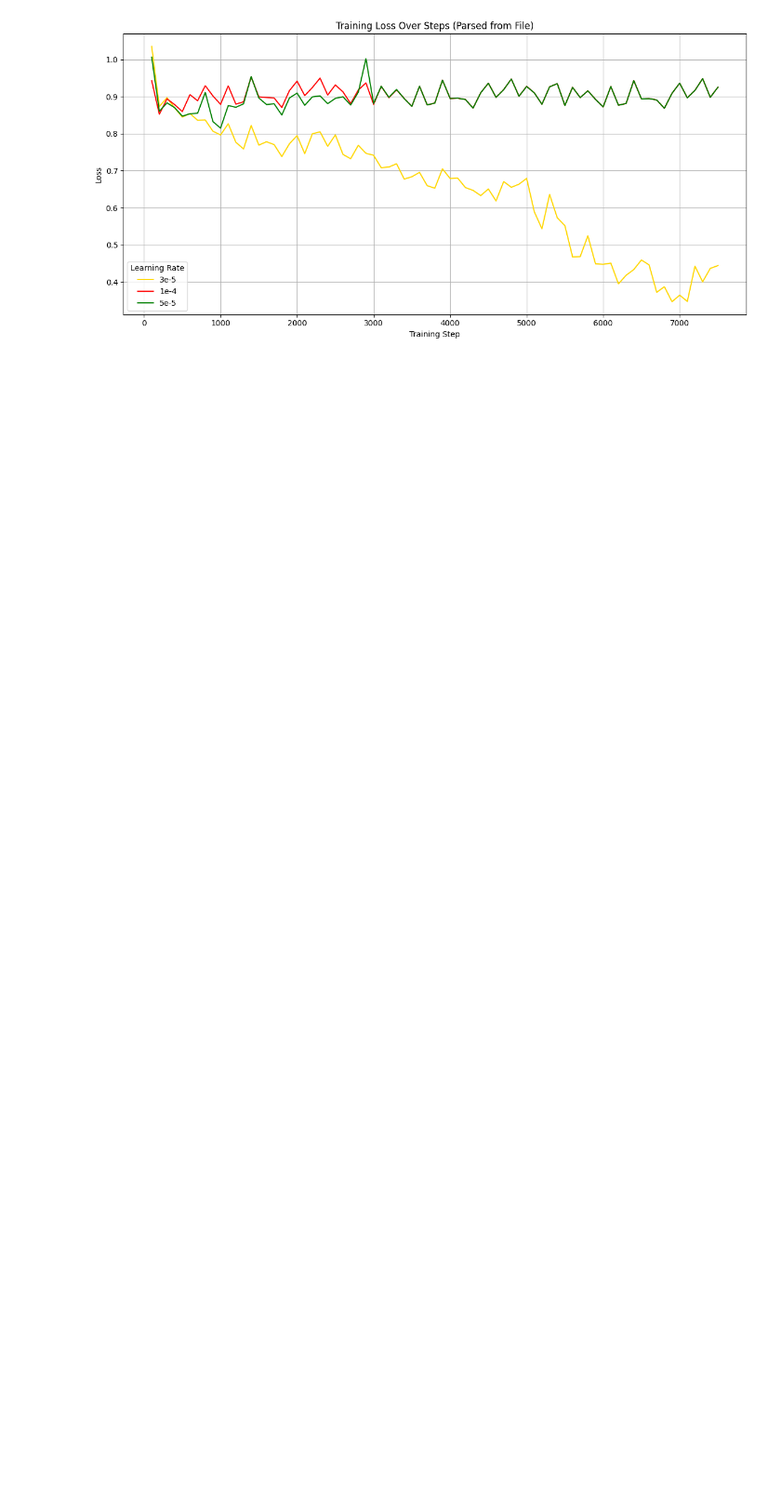
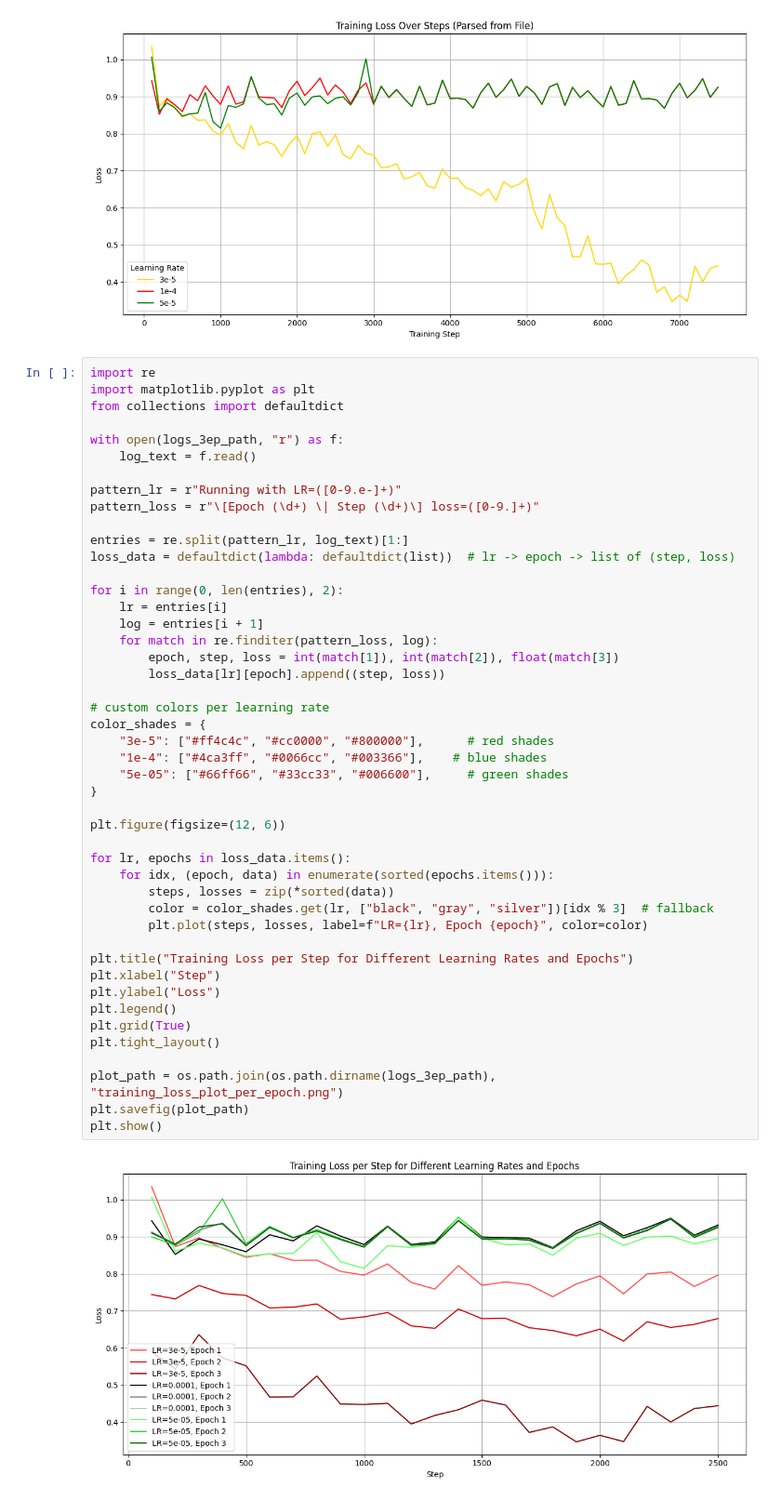
Before and after one commit to lorenaandra/Synapse, a Jupyter notebook: Model/Model.ipynb, the cells around one changed output. Shown: that part at 93% size. Saved outputs shown, nothing was run; the diff lists cells and outputs as text; blank space fills up the shorter version.

Commit message:
added plot on epochs

```diff
--- a/Model/Model.ipynb
+++ b/Model/Model.ipynb
@@ -513,4 +513,52 @@ plt.savefig(plot_path)
 plt.show()
 # %% [output]
 [figure]
+# %%
+import re
+import matplotlib.pyplot as plt
+from collections import defaultdict
+
+with open(logs_3ep_path, "r") as f:
+    log_text = f.read()
+
+pattern_lr = r"Running with LR=([0-9.e-]+)"
+pattern_loss = r"\[Epoch (\d+) \| Step (\d+)\] loss=([0-9.]+)"
+
+entries = re.split(pattern_lr, log_text)[1:]
+loss_data = defaultdict(lambda: defaultdict(list))  # lr -> epoch -> list of (step, loss)
+
+for i in range(0, len(entries), 2):
+    lr = entries[i]
+    log = entries[i + 1]
+    for match in re.finditer(pattern_loss, log):
+        epoch, step, loss = int(match[1]), int(match[2]), float(match[3])
+        loss_data[lr][epoch].append((step, loss))
+
+# custom colors per learning rate
+color_shades = {
+    "3e-5": ["#ff4c4c", "#cc0000", "#800000"],      # red shades
+    "1e-4": ["#4ca3ff", "#0066cc", "#003366"],    # blue shades
+    "5e-05": ["#66ff66", "#33cc33", "#006600"],     # green shades
+}
+
+plt.figure(figsize=(12, 6))
+
+for lr, epochs in loss_data.items():
+    for idx, (epoch, data) in enumerate(sorted(epochs.items())):
+        steps, losses = zip(*sorted(data))
+        color = color_shades.get(lr, ["black", "gray", "silver"])[idx % 3]  # fallback
+        plt.plot(steps, losses, label=f"LR={lr}, Epoch {epoch}", color=color)
+
+plt.title("Training Loss per Step for Different Learning Rates and Epochs")
+plt.xlabel("Step")
+plt.ylabel("Loss")
+plt.legend()
+plt.grid(True)
+plt.tight_layout()
+
+plot_path = os.path.join(os.path.dirname(logs_3ep_path), "training_loss_plot_per_epoch.png")
+plt.savefig(plot_path)
+plt.show()
+# %% [output]
+[figure, added]
 # %% [markdown]
```
Also changed, not shown: parts of 2 cells of this notebook, 1 other file.
